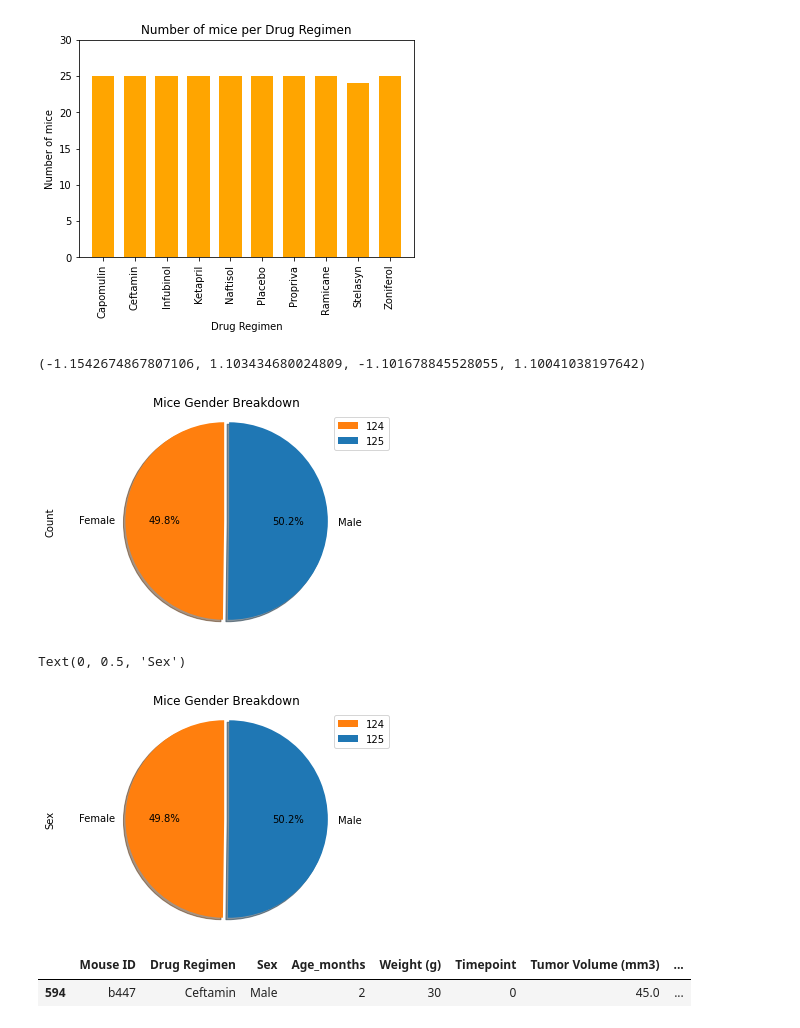
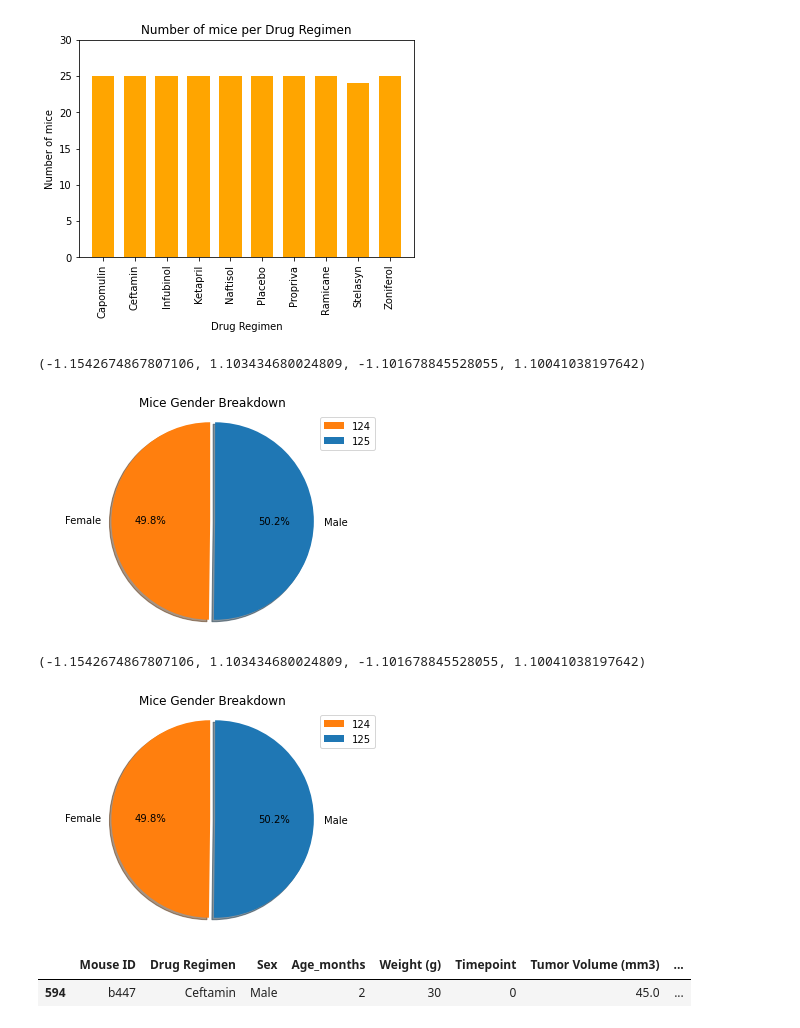
Before and after one commit to matthewbelevski/matplotlib-challenge, a Jupyter notebook: Pymaceuticals/pymaceuticals_starter.ipynb, the cells around one changed output. Drawn from its saved outputs; the diff is of its cells as text; code cells hidden in the pictures.

```diff
--- a/Pymaceuticals/pymaceuticals_starter.ipynb
+++ b/Pymaceuticals/pymaceuticals_starter.ipynb
@@ -221,25 +221,26 @@ gender_group_clean = gender_group.reset_index()
 # %%
 # Generate a pie plot showing the distribution of female versus male mice using pandas
 
 #creates a new dataframe of mouse_study_clean grouped by sex
 
 #sets it so one section of the pie will stand out (explode), in this case the one on the left
 explode = (0.05,0)
 
 #put colours in list to be used for setting the colours
 colors = ["tab:orange", "tab:blue"]
 
 #plots the pie chart by counting the genders, sorts it so the largest one is first and will go on the left due to the statangle
 
 gender_group_clean_plot = gender_group["Count"].plot(kind = "pie", startangle = 90, autopct="%1.1f%%", shadow = True,
                                                                                           colors = colors, explode = explode)
-#plots the title and makes the equalises the axis
+#plots the title and makes the equalises the axis and removes the y label as I don't think it is needed
 plt.title("Mice Gender Breakdown")
 plt.legend(gender_group["Count"])
+plt.axis("off")
 plt.axis("equal")
 # %% [output]
 (-1.1542674867807106, 1.103434680024809, -1.101678845528055, 1.10041038197642)
-[figure, old version]
+[figure, new version]
 # %%
 # Generate a pie plot showing the distribution of female versus male mice using pyplot
 
@@ -255,7 +256,7 @@ colors = ["tab:orange", "tab:blue"]
 #sets it so one section of the pie will stand out (explode), in this case the one on the left
 explode = (0.05,0)
 
-#plots the pie graph, using the labels and colors lists and sets the format of the values
+#plots the pie graph, using the labels and colors lists and sets the format of the values.
 plt.pie(gender_count, labels=labels, colors = colors, explode=explode,
         autopct = "%1.1f%%", shadow=True, startangle=90)
 
@@ -263,10 +264,11 @@ plt.pie(gender_count, labels=labels, colors = colors, explode=explode,
 plt.axis("equal")
 plt.title("Mice Gender Breakdown")
 plt.legend(gender_group["Count"])
-plt.ylabel("Sex")
+# removes the y label as I don't think it is needed
+plt.axis("off")
 # %% [output]
-Text(0, 0.5, 'Sex')
+(-1.1542674867807106, 1.103434680024809, -1.101678845528055, 1.10041038197642)
-[figure, old version]
+[figure, new version]
 # %%
 mouse_study_clean_search = mouse_study.loc[mouse_study["Mouse ID"] == "b447"]
 mouse_study_clean_search
```
Also changed, not shown: parts of 1 cell of this notebook.
